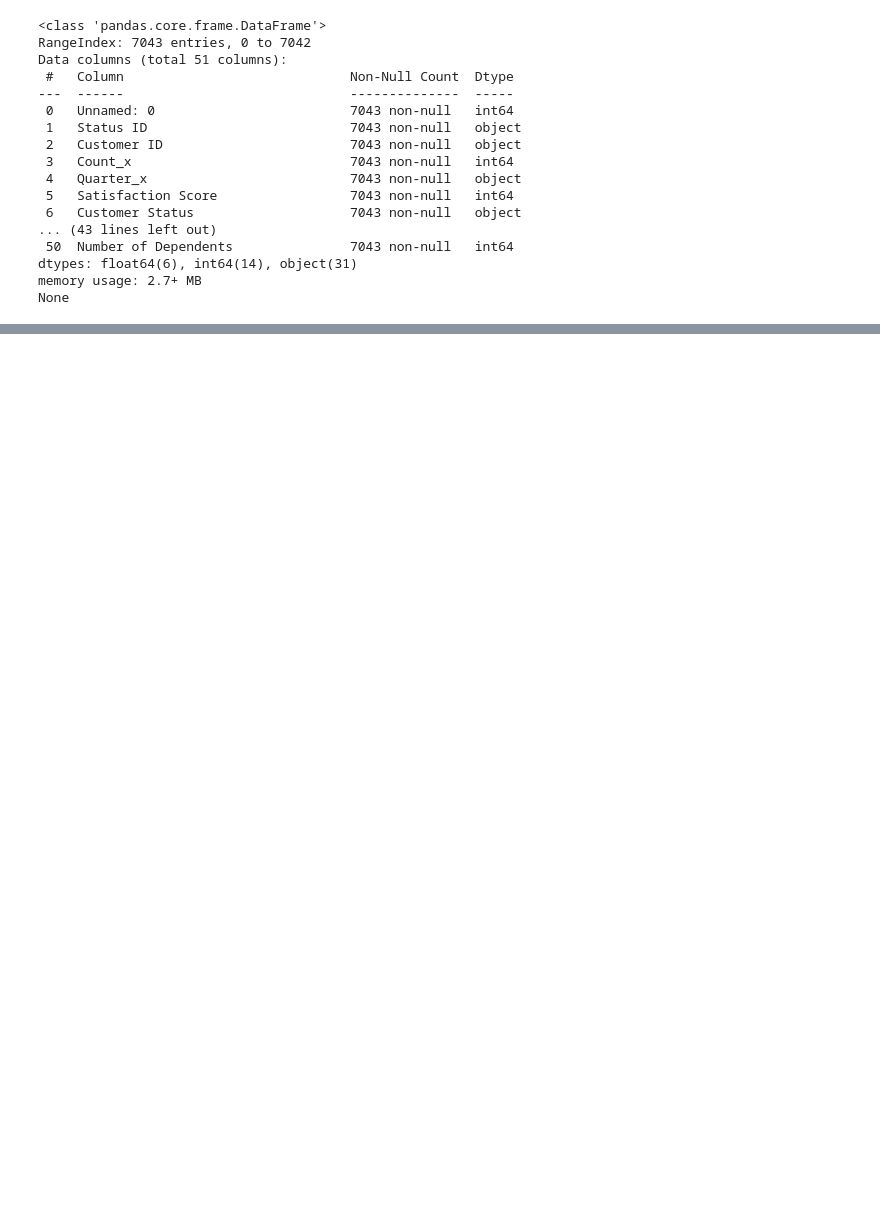
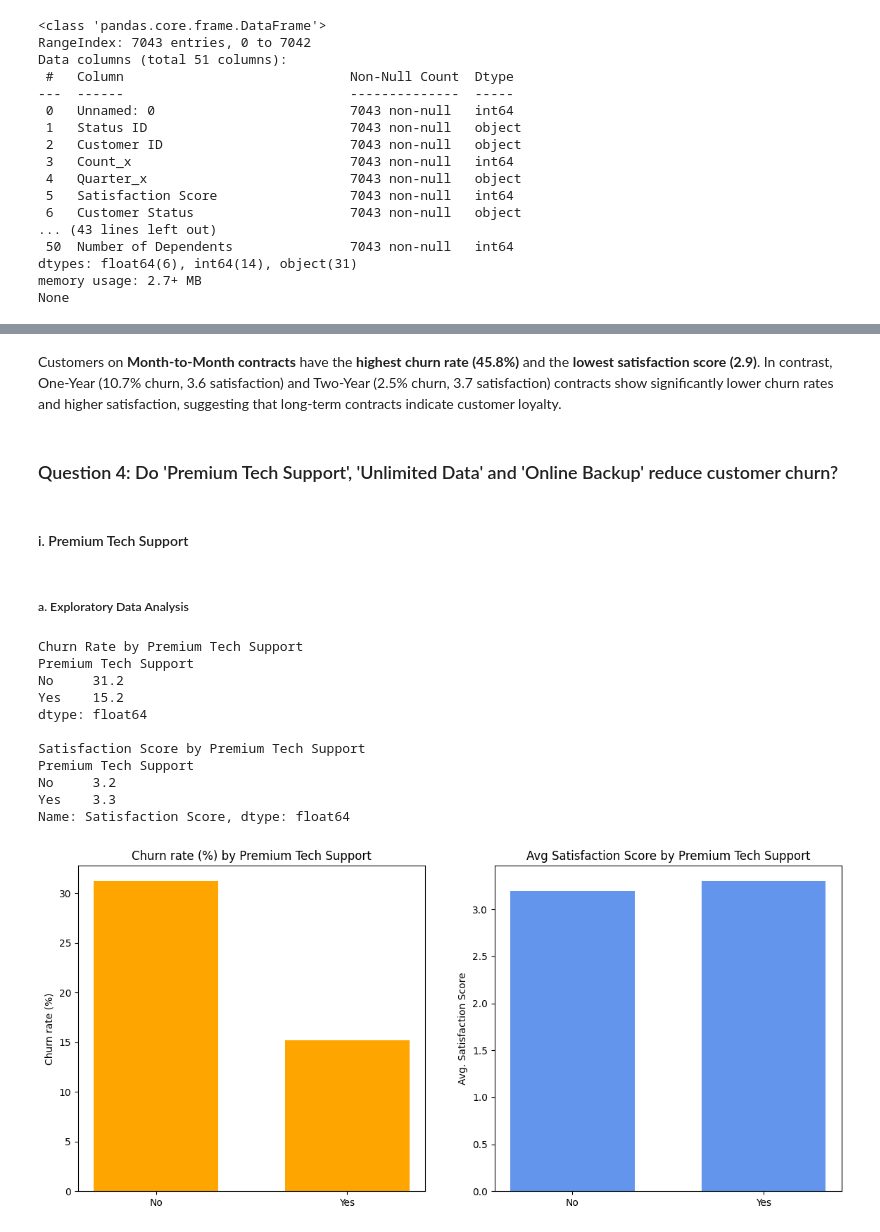
Before and after one commit to DanielHuynh611/Telecom-Customer-Churn, a Jupyter notebook: Exploratory_Data_Analysis.ipynb, the cells around one changed output, grey strips where cells are left out. Cells and saved outputs as stored; diff of their text form; code cells hidden in the pictures; blank space fills up the shorter version.

```diff
--- a/Exploratory_Data_Analysis.ipynb
+++ b/Exploratory_Data_Analysis.ipynb
@@ -60,0 +395,23 @@ churn_rate_viz_service("Unlimited Data")
+# %% [markdown]
+Customers on **Month-to-Month contracts** have the **highest churn rate (45.8%)** and the **lowest satisfaction score (2.9)**. In contrast, One-Year (10.7% churn, 3.6 satisfaction) and Two-Year (2.5% churn, 3.7 satisfaction) contracts show significantly lower churn rates and higher satisfaction, suggesting that long-term contracts indicate customer loyalty.
+# %% [markdown]
+ ### Question 4: Do 'Premium Tech Support', 'Unlimited Data' and 'Online Backup' reduce customer churn?
+# %% [markdown]
+#### i. Premium Tech Support
+# %% [markdown]
+##### a. Exploratory Data Analysis
+# %%
+churn_rate_viz('Premium Tech Support')
+# %% [output]
+Churn Rate by Premium Tech Support
+Premium Tech Support
+No     31.2
+Yes    15.2
+dtype: float64
+
+Satisfaction Score by Premium Tech Support
+Premium Tech Support
+No     3.2
+Yes    3.3
+Name: Satisfaction Score, dtype: float64
+[figure, added]
```
Also changed, not shown: parts of 99 cells of this notebook, 1 other file.
